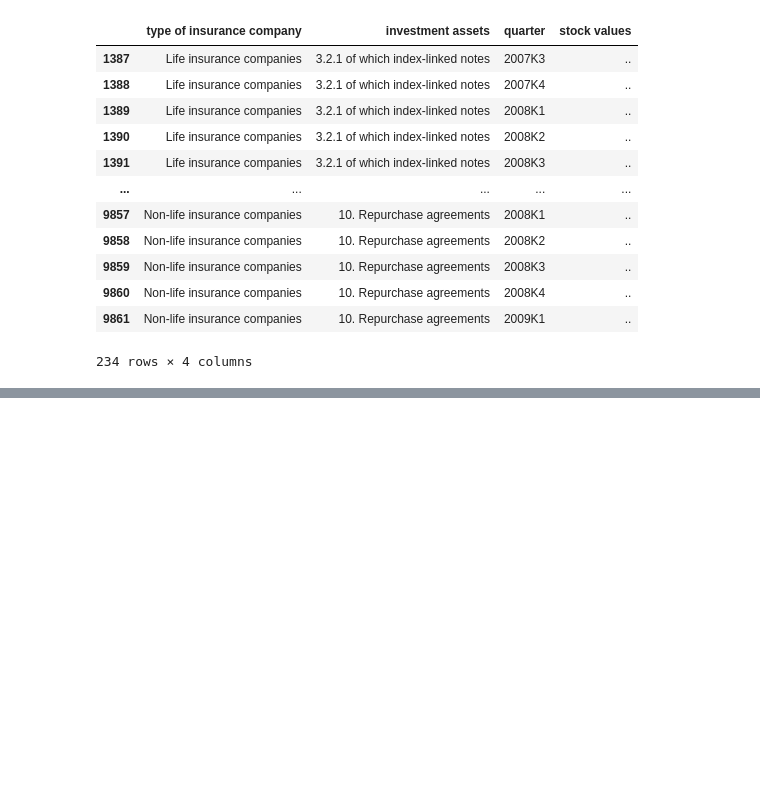
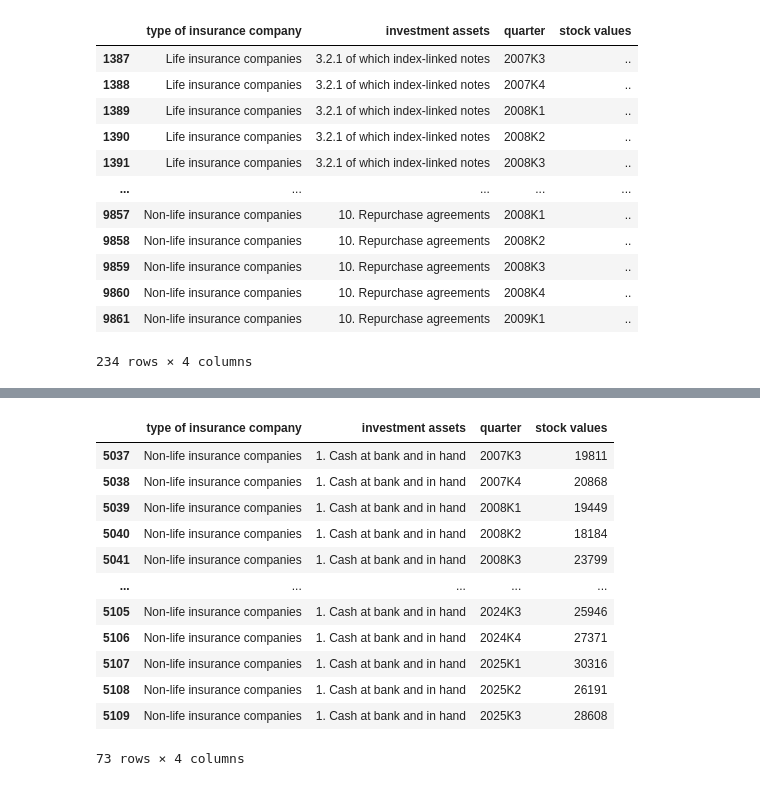
Before and after one commit to kunanonsurasorn/Python_Sandbox, a Jupyter notebook: pandas_sandbox_project/pandas_sandbox.ipynb, the cells around one changed output, grey strips where cells are left out. Saved outputs shown, nothing was run; the diff lists cells and outputs as text; code cells hidden in the pictures; blank space fills up the shorter version.

```diff
--- a/pandas_sandbox_project/pandas_sandbox.ipynb
+++ b/pandas_sandbox_project/pandas_sandbox.ipynb
@@ -102,0 +138,16 @@ df.loc[df['stock values'] == '..']
+# %%
+df[(df['type of insurance company'] == 'Non-life insurance companies') & (df['investment assets'] == '1. Cash at bank and in hand')]
+# %% [output]
+|  | type of insurance company | investment assets | quarter | stock values |
+| 5037 | Non-life insurance companies | 1. Cash at bank and in hand | 2007K3 | 19811 |
+| 5038 | Non-life insurance companies | 1. Cash at bank and in hand | 2007K4 | 20868 |
+| 5039 | Non-life insurance companies | 1. Cash at bank and in hand | 2008K1 | 19449 |
+| 5040 | Non-life insurance companies | 1. Cash at bank and in hand | 2008K2 | 18184 |
+| 5041 | Non-life insurance companies | 1. Cash at bank and in hand | 2008K3 | 23799 |
+| ... | ... | ... | ... | ... |
+| 5105 | Non-life insurance companies | 1. Cash at bank and in hand | 2024K3 | 25946 |
+| 5106 | Non-life insurance companies | 1. Cash at bank and in hand | 2024K4 | 27371 |
+| 5107 | Non-life insurance companies | 1. Cash at bank and in hand | 2025K1 | 30316 |
+| 5108 | Non-life insurance companies | 1. Cash at bank and in hand | 2025K2 | 26191 |
+| 5109 | Non-life insurance companies | 1. Cash at bank and in hand | 2025K3 | 28608 |
+73 rows × 4 columns
```
Also changed, not shown: parts of 8 cells of this notebook.
